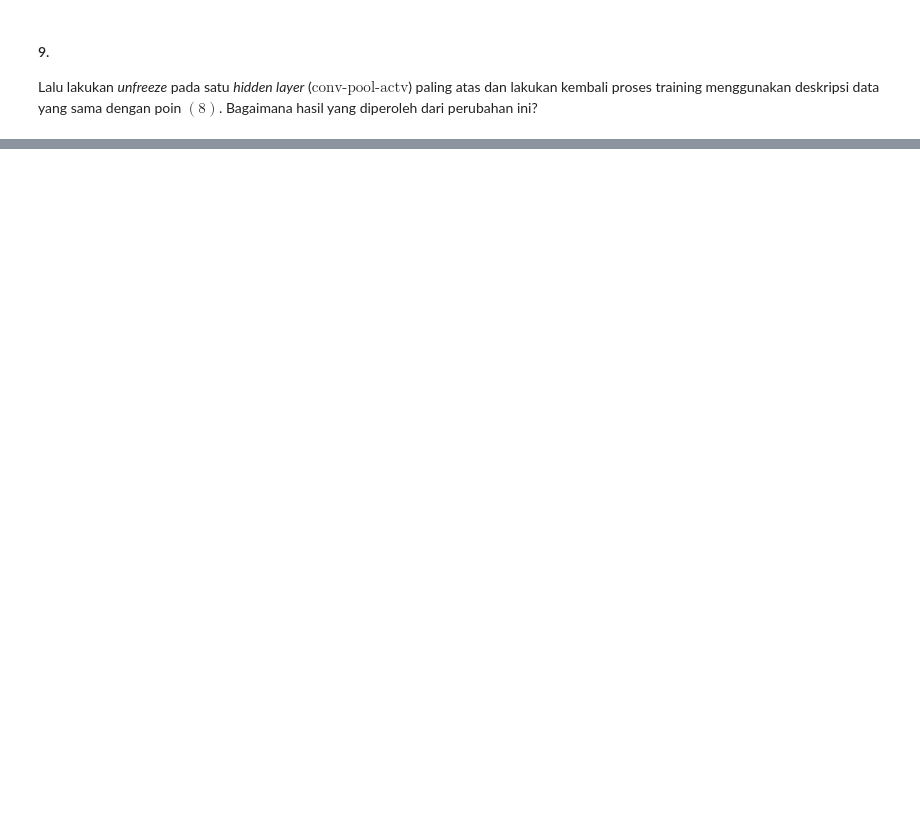
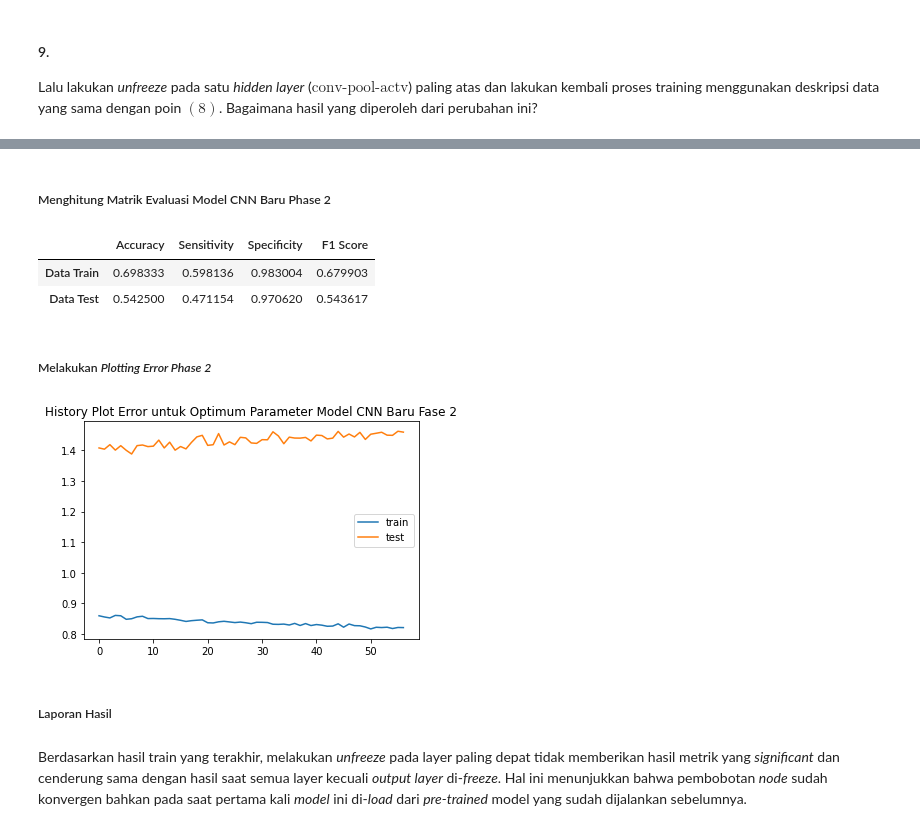
Before and after one commit to reiva5/CSC6801381-pemelajaran-mesin-lanjut, a Jupyter notebook: Lab 3/src/Tugas3_Jehian Norman Saviero_2006609645.ipynb, the cells around one changed output, grey strips where cells are left out. Saved outputs shown, nothing was run; the diff lists cells and outputs as text; code cells hidden in the pictures; blank space fills up the shorter version.

```diff
--- a/Lab 3/src/Tugas3_Jehian Norman Saviero_2006609645.ipynb
+++ b/Lab 3/src/Tugas3_Jehian Norman Saviero_2006609645.ipynb
@@ -745,0 +706,4 @@ Lalu lakukan _unfreeze_ pada satu _hidden layer_ ($\text{conv-pool-actv}$) palin
+# %%
+## Disclaimer: Asumsi model-nya sama dengan (8)
+## Melakukan unfreeze pada hidden layer paling atas
+new_cnn_model.layers[0].trainable = True
@@ -745,0 +712,3 @@ Lalu lakukan _unfreeze_ pada satu _hidden layer_ ($\text{conv-pool-actv}$) palin
+# %%
+checkpoint = ModelCheckpoint("checkpoint_new_cnn_model_phase_2.h5", monitor='loss', verbose=0, mode='auto', save_freq=1)
+new_cnn_model_history_phase_2 = new_cnn_model.fit(x_train_100, y_train_100, epochs=100, batch_size=10, validation_data=(x_test_100, y_test_100), use_multiprocessing=True, callbacks=[new_es, checkpoint])
@@ -745,0 +733,23 @@ Lalu lakukan _unfreeze_ pada satu _hidden layer_ ($\text{conv-pool-actv}$) palin
+# %% [markdown]
+##### Menghitung Matrik Evaluasi Model CNN Baru Phase 2
+# %%
+compare_train_and_test(new_cnn_model, x_train_100, y_train_100, x_test_100, y_test_100)
+# %% [output]
+|  | Accuracy | Sensitivity | Specificity | F1 Score |
+| Data Train | 0.698333 | 0.598136 | 0.983004 | 0.679903 |
+| Data Test | 0.542500 | 0.471154 | 0.970620 | 0.543617 |
+# %% [markdown]
+##### Melakukan _Plotting Error Phase 2_
+# %%
+## Plot Training History
+plt.plot(new_cnn_model_history_phase_2.history['loss'], label='train')
+plt.plot(new_cnn_model_history_phase_2.history['val_loss'], label='test')
+plt.title('History Plot Error untuk Optimum Parameter Model CNN Baru Fase 2')
+plt.legend()
+plt.show()
+# %% [output]
+[figure, added]
+# %% [markdown]
+##### Laporan Hasil
+# %% [markdown]
+Berdasarkan hasil train yang terakhir, melakukan _unfreeze_ pada layer paling depat tidak memberikan hasil metrik yang _significant_ dan cenderung sama dengan hasil saat semua layer kecuali _output layer_ di-_freeze_. Hal ini menunjukkan bahwa pembobotan _node_ sudah konvergen bahkan pada saat pertama kali _model_ ini di-_load_ dari _pre-trained_ model yang sudah dijalankan sebelumnya.
```
Also changed, not shown: parts of 52 cells of this notebook.
